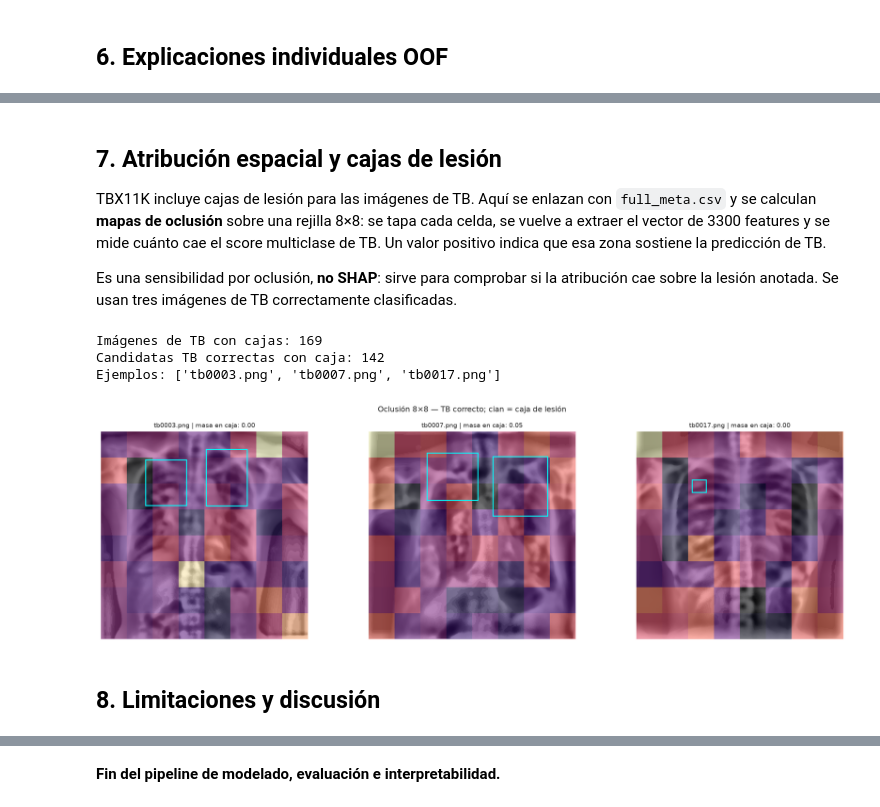
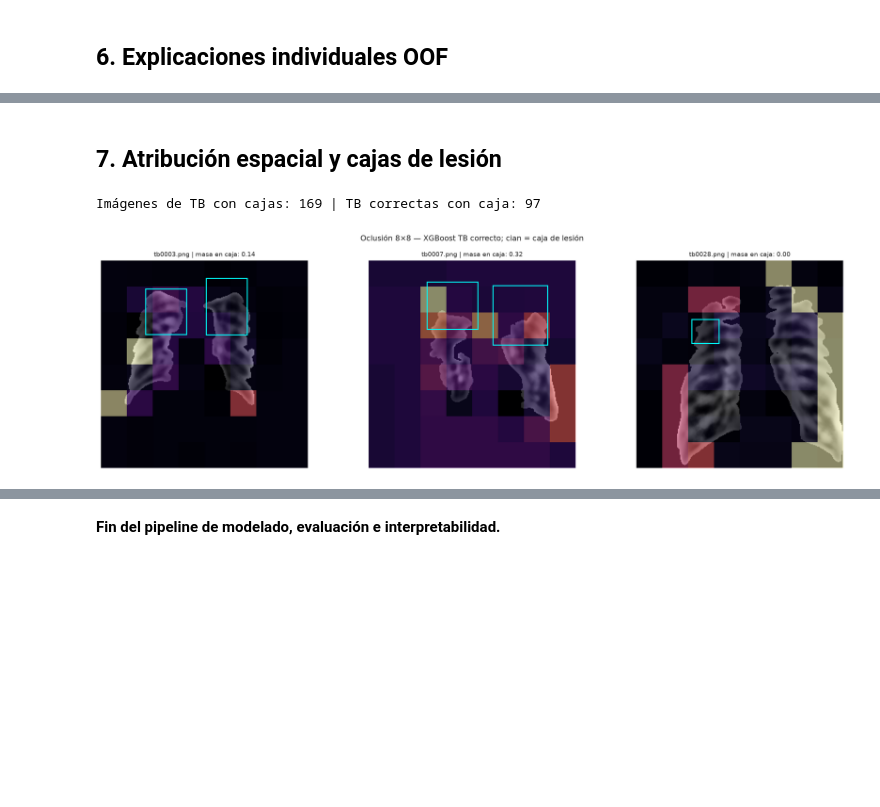
Before and after one commit to KevEstr/CAD_TBX11K, a Jupyter notebook: notebooks/10_Interpretabilidad.ipynb, the cells around one changed output, grey strips where cells are left out. Drawn from its saved outputs; the diff is of its cells as text; code cells hidden in the pictures; blank space fills up the shorter version.

Commit message:
Preprocesamiento usando segmentación, interpretabilidad del modelo y cambios en el modelado y comparativa usando segmentación y entrenamiento real

```diff
--- a/notebooks/10_Interpretabilidad.ipynb
+++ b/notebooks/10_Interpretabilidad.ipynb
@@ -411,8 +328,8 @@ gabor_f0.3_t0_mean            0.059201 Gabor
 # %% [markdown]
 ## 5. Importancia por familia de características
 # %%
-# Se agrega la importancia por familia. Se reporta la media por feature (justa entre
-# familias con distinto número de columnas) y el total por familia.
+# Media de |SHAP| por feature dentro de cada familia, para comparar familias con
+# distinto número de columnas sin que las más numerosas dominen por conteo.
 
 def importancia_grupo(imp_vec):
     filas = []
@@ -431,8 +348,8 @@ def importancia_grupo(imp_vec):
 
 
 tablas = []
-for clase in CLASS_NAMES:
-    df_clase = importancia_grupo(importancia_clase(clase))
+for c, clase in enumerate(CLASS_NAMES):
+    df_clase = importancia_grupo(abs_sv[:, :, c].mean(axis=0))
     df_clase['Clase'] = clase
     tablas.append(df_clase)
 
@@ -441,28 +358,22 @@ print('Importancia media por feature y familia:')
 print(tabla_grupos.pivot(index='Grupo', columns='Clase', values='media_por_feature')
       .reindex(GRUPOS).round(6).to_string())
 
-# Gráfico de barras agrupadas (media por feature).
 pivote = tabla_grupos.pivot(index='Grupo', columns='Clase', values='media_por_feature').reindex(GRUPOS)
 x = np.arange(len(pivote.index))
 ancho = 0.26
 fig, ax = plt.subplots(figsize=(10, 5))
 for k, clase in enumerate(CLASS_NAMES):
-    ax.bar(x + (k - 1) * ancho, pivote[clase], ancho,
-           label=clase,
+    ax.bar(x + (k - 1) * ancho, pivote[clase], ancho, label=clase,
            color={'health': '#2166AC', 'sick': '#4DAC26', 'tb': '#D01C8B'}[clase],
            alpha=0.85)
 ax.set_xticks(x)
 ax.set_xticklabels(pivote.index, rotation=20, ha='right')
 ax.set_ylabel('media |SHAP| por feature', fontsize=11)
-ax.set_title('Importancia por familia de características', fontsize=12)
+ax.set_title('Importancia por familia — XGBoost', fontsize=12)
 ax.legend(fontsize=9)
 ax.grid(True, axis='y', linestyle='--', alpha=0.4)
 fig.tight_layout()
 plt.show()
-
-print()
-print('Nota: el total por familia favorece a HOG/PHOG por tener más columnas;')
-print('la comparación justa entre familias es la media por feature.')
 # %% [output]
 Importancia media por feature y familia:
 Clase                  health      sick        tb
@@ -591,24 +497,9 @@ gabor_f0.3_t0_mean          0.1146         0.6678
-# %% [markdown]
-## 7. Atribución espacial y cajas de lesión
-
-TBX11K incluye cajas de lesión para las imágenes de TB. Aquí se enlazan con `full_meta.csv`
-y se calculan **mapas de oclusión** sobre una rejilla 8×8: se tapa cada celda, se vuelve a
-extraer el vector de 3300 features y se mide cuánto cae el score multiclase de TB. Un valor
-positivo indica que esa zona sostiene la predicción de TB.
-
-Es una sensibilidad por oclusión, **no SHAP**: sirve para comprobar si la atribución cae
-sobre la lesión anotada. Se usan tres imágenes de TB correctamente clasificadas.
+# %% [markdown]
+## 7. Atribución espacial y cajas de lesión
 # %%
-# Enlace de cajas de lesión y mapas de oclusión 8x8.
-# Referencia COCO: https://cocodataset.org/#format-data
-
-import json
-import tempfile
-import cv2
-from matplotlib.patches import Rectangle
-
-from src.features import extract_features
-from src.preprocessing import preprocess
+# Mapas de oclusión 8x8 sobre el XGBoost final: se tapa cada celda, se reextrae el
+# vector de 3300 features y se mide la caída de la probabilidad de TB.
+# Se comparan con las cajas de lesión anotadas de TBX11K.
 
 coco_path = Path('..') / 'data' / 'TBX11K' / 'annotations' / 'json' / 'TBX11K_trainval.json'
 if not coco_path.exists():
@@ -637,20 +528,14 @@ for ann in coco['annotations']:
     path = meta.loc[idx, 'image_path']
     cajas.setdefault(path, []).append(tuple(float(v) for v in ann['bbox']))
 
-print(f'Imágenes de TB con cajas: {len(cajas)}')
-
-oof_les = pd.read_csv(DATA_DIR / '08_oof_predicciones.csv')
-mask_tb = (oof_les['y_true'] == 2) & (oof_les['SVM'] == 2)
+mask_tb = (oof['y_true'] == 2) & (oof['XGBoost'] == 2)
 paths_tb_ok = set(meta.loc[mask_tb.to_numpy(), 'image_path'])
 candidatos = sorted(set(cajas) & paths_tb_ok)
-print(f'Candidatas TB correctas con caja: {len(candidatos)}')
-
+print(f'Imágenes de TB con cajas: {len(cajas)} | TB correctas con caja: {len(candidatos)}')
 if not candidatos:
-    raise ValueError('No hay imágenes de TB correctas con caja para analizar.')
+    raise ValueError('No hay imágenes de TB correctas con caja.')
 
 ejemplos = candidatos[:3]
-print('Ejemplos:', [Path(p).name for p in ejemplos])
-
 feat_cols = pd.read_csv(DATA_DIR / 'features_tbx11k.csv', nrows=0).columns.tolist()
 feat_cols = [c for c in feat_cols if c not in ('image_path', 'class_name', 'label')]
 
@@ -665,11 +550,7 @@ for ax, path in zip(axes, ejemplos):
     if img is None:
         continue
 
-    x_base = X_full[[idx]]
-    score_base = clf.decision_function(
-        scaler.transform(selector.transform(x_base))
-    )[0, 2]
-
+    score_base = clf.predict_proba(selector.transform(X_full[[idx]]))[0, 2]
     heatmap = np.zeros((GRID, GRID), dtype=float)
     h, w = img.shape
     cell_h, cell_w = h // GRID, w // GRID
@@ -687,45 +568,37 @@ for ax, path in zip(axes, ejemplos):
             try:
                 f = extract_features(tmp_path, 2, 'tb')
                 vec = np.array([f[k] for k in feat_cols], dtype=np.float32).reshape(1, -1)
-                score = clf.decision_function(
-                    scaler.transform(selector.transform(vec))
-                )[0, 2]
+                score = clf.predict_proba(selector.transform(vec))[0, 2]
                 heatmap[gy, gx] = score_base - score
             finally:
                 Path(tmp_path).unlink(missing_ok=True)
 
-    # Fracción de masa positiva dentro de las cajas anotadas.
     cajas_img = cajas[path]
-    inside = 0.0
-    total = 0.0
+    inside = total = 0.0
     for gy in range(GRID):
         for gx in range(GRID):
             drop = max(heatmap[gy, gx], 0.0)
             total += drop
             cx = gx * cell_w + cell_w / 2
             cy = gy * cell_h + cell_h / 2
             if any(x <= cx <= x + bw and y <= cy <= y + bh
                    for x, y, bw, bh in cajas_img):
                 inside += drop
     fraccion = inside / total if total > 0 else float('nan')
 
     img_256 = preprocess(path)
     ax.imshow(img_256, cmap='gray')
     ax.imshow(heatmap, extent=[0, 256, 256, 0], cmap='magma', alpha=0.55)
     for x, y, bw, bh in cajas_img:
         ax.add_patch(Rectangle((x * 0.5, y * 0.5), bw * 0.5, bh * 0.5,
                                fill=False, edgecolor='cyan', linewidth=1.5))
     ax.set_title(f'{Path(path).name} | masa en caja: {fraccion:.2f}', fontsize=9)
     ax.axis('off')
 
-fig.suptitle('Oclusión 8×8 — TB correcto; cian = caja de lesión', fontsize=11)
+fig.suptitle('Oclusión 8×8 — XGBoost TB correcto; cian = caja de lesión', fontsize=11)
 fig.tight_layout()
 fig.savefig(REPORTS_DIR / '10_oclusion_lesiones.png', dpi=300, bbox_inches='tight')
 plt.show()
 # %% [output]
-Imágenes de TB con cajas: 169
-Candidatas TB correctas con caja: 142
-Ejemplos: ['tb0003.png', 'tb0007.png', 'tb0017.png']
+Imágenes de TB con cajas: 169 | TB correctas con caja: 97
-[figure, old version]
+[figure, new version]
-# %% [markdown]
-## 8. Limitaciones y discusión
```
Also changed, not shown: parts of 17 cells of this notebook, 23 other files.
